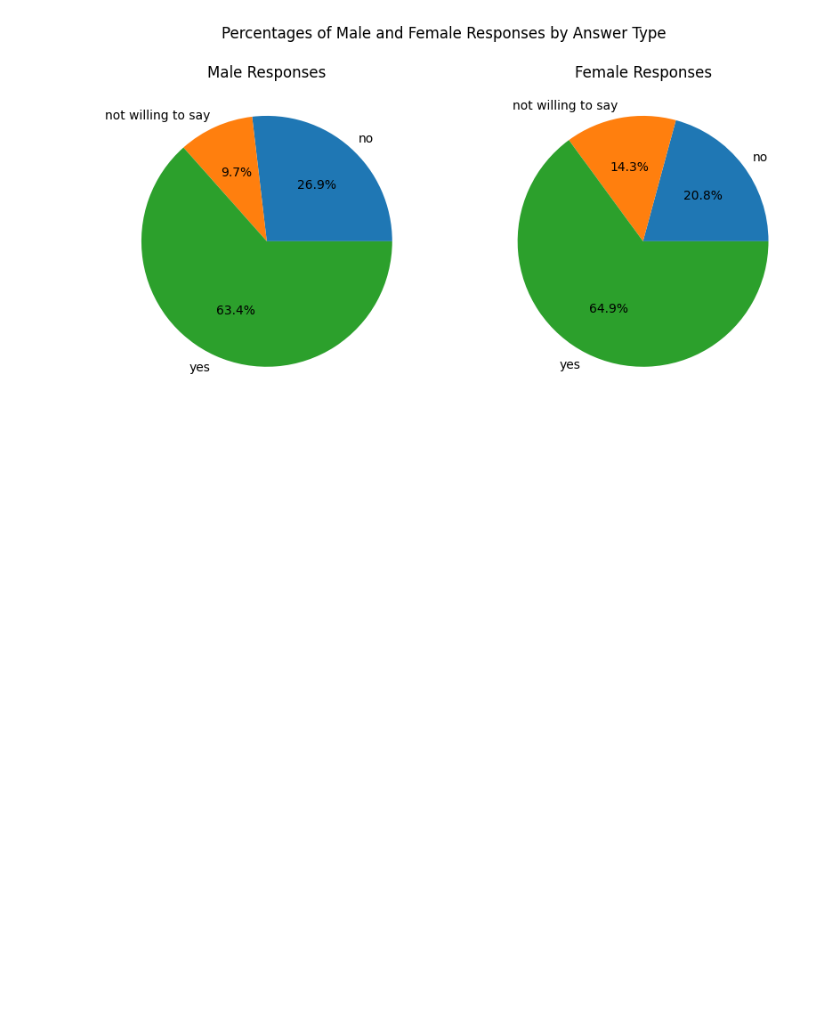
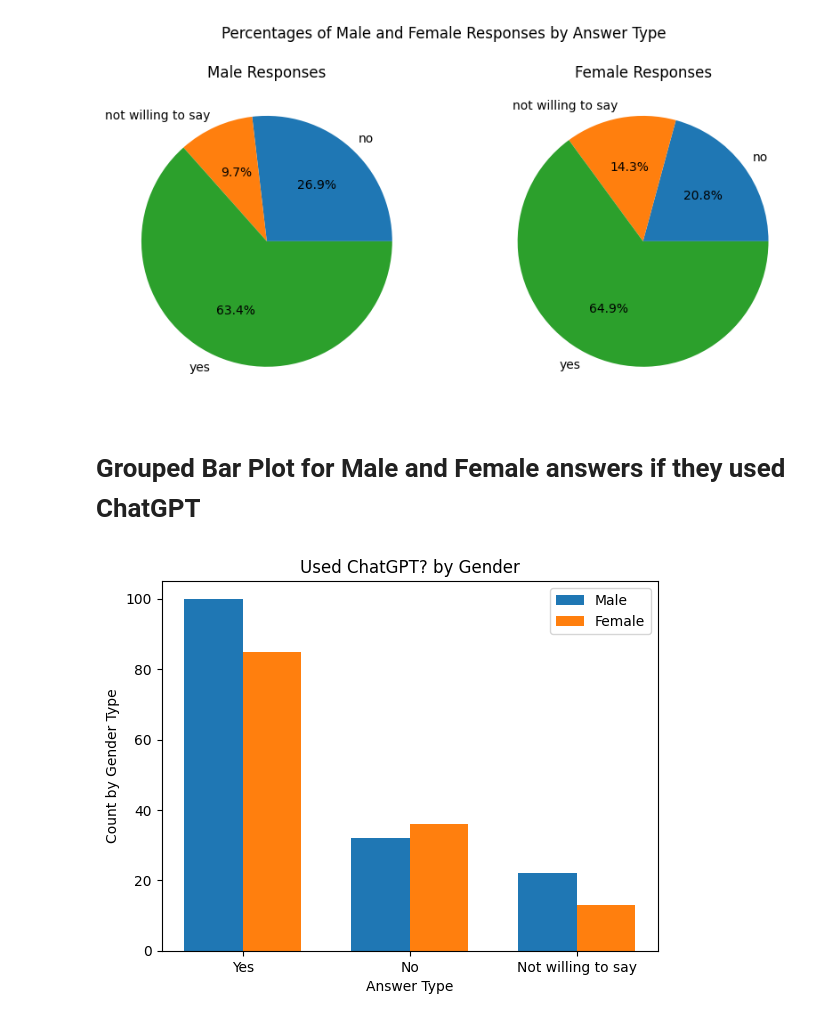
Before and after one commit to proygit/DMT, a Jupyter notebook: DMT_Assgnt1.ipynb, the cells around one changed output. Cells and saved outputs as stored; diff of their text form; code cells hidden in the pictures; blank space fills up the shorter version.

```diff
--- a/DMT_Assgnt1.ipynb
+++ b/DMT_Assgnt1.ipynb
@@ -224,3 +484,41 @@ fig.suptitle('Percentages of Male and Female Responses by Answer Type')
 plt.show()
 # %% [output]
 [figure]
+# %% [markdown]
+# Grouped Bar Plot for Male and Female answers if they used ChatGPT
+# %%
+df_male = df_csv_ver1[df_csv_ver1['What is your gender?'] == 1]
+df_female = df_csv_ver1[df_csv_ver1['What is your gender?'] == 0]
+
+male_yes = df_male[df_male['Used ChatGPT?'] == 'yes']['Used ChatGPT?'].count()
+male_no = df_male[df_male['Used ChatGPT?'] == 'no']['Used ChatGPT?'].count()
+male_not_say = df_male[df_male['Used ChatGPT?'] == 'not willing to say']['Used ChatGPT?'].count()
+
+female_yes = df_female[df_female['Used ChatGPT?'] == 'yes']['Used ChatGPT?'].count()
+female_no = df_female[df_female['Used ChatGPT?'] == 'no']['Used ChatGPT?'].count()
+female_not_say = df_female[df_female['Used ChatGPT?'] == 'not willing to say']['Used ChatGPT?'].count()
+
+# Set up the data for the bar plot
+answer_types = ['Yes', 'No', 'Not willing to say']
+male_values = [male_yes, male_no, male_not_say]
+female_values = [female_yes, female_no, female_not_say]
+x = np.arange(len(answer_types))
+bar_width = 0.35
+
+# Create the grouped bar plot
+fig, ax = plt.subplots()
+rects1 = ax.bar(x - bar_width/2, male_values, bar_width, label='Male')
+rects2 = ax.bar(x + bar_width/2, female_values, bar_width, label='Female')
+
+# Add some text for labels, title and axes ticks
+ax.set_xlabel('Answer Type')
+ax.set_ylabel('Count by Gender Type')
+ax.set_title('Used ChatGPT? by Gender')
+ax.set_xticks(x)
+ax.set_xticklabels(answer_types)
+ax.legend()
+
+# Display the plot
+plt.show()
+# %% [output]
+[figure, added]
```
Also changed, not shown: parts of 24 cells of this notebook.
